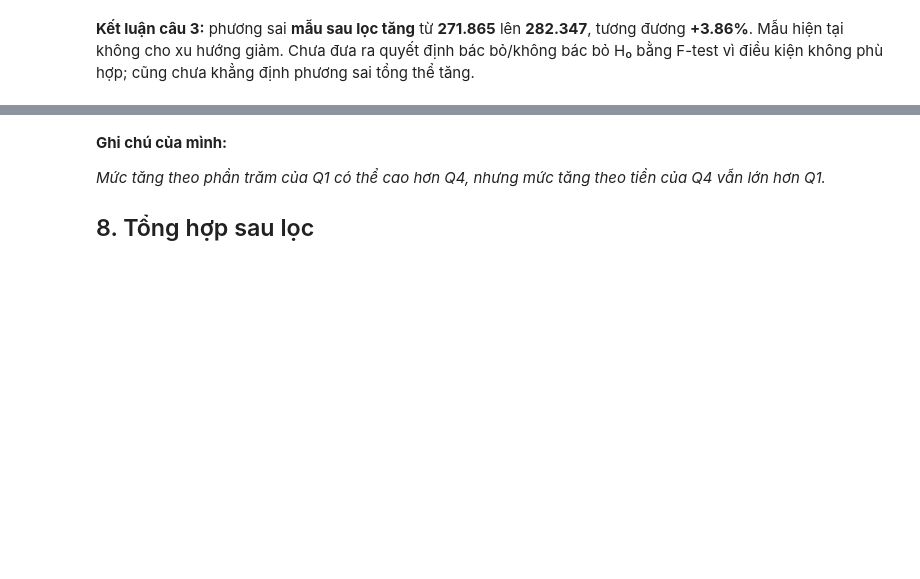
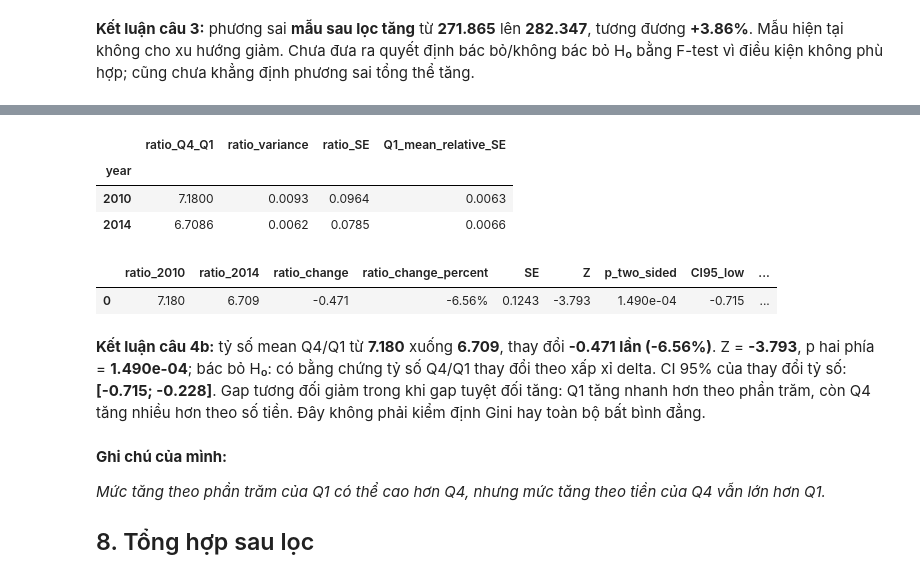
Before and after one commit to helenaadams827-cyber/vhlss-project-thong-ke, a Jupyter notebook: bao_cao_vhlss/thu_nhap_4_cau_bo_top_0_1_phan_tram.ipynb, the cells around one changed output, grey strips where cells are left out. Drawn from its saved outputs; the diff is of its cells as text; code cells hidden in the pictures; blank space fills up the shorter version.

```diff
--- a/bao_cao_vhlss/thu_nhap_4_cau_bo_top_0_1_phan_tram.ipynb
+++ b/bao_cao_vhlss/thu_nhap_4_cau_bo_top_0_1_phan_tram.ipynb
@@ -480,3 +520,76 @@ display(Markdown(
+# %%
+relative_gap_rows = []
+for year in YEARS:
+    q1_mean = mean_estimators.loc[(year, "Q1"), "mean"]
+    q4_mean = mean_estimators.loc[(year, "Q4"), "mean"]
+    q1_mean_variance = mean_estimators.loc[(year, "Q1"), "mean_estimator_variance"]
+    q4_mean_variance = mean_estimators.loc[(year, "Q4"), "mean_estimator_variance"]
+    assert q1_mean > 0
+    ratio_variance = (
+        q4_mean_variance / q1_mean**2
+        + q4_mean**2 * q1_mean_variance / q1_mean**4
+    )
+    relative_gap_rows.append({
+        "year": year, "ratio_Q4_Q1": q4_mean / q1_mean,
+        "ratio_variance": ratio_variance,
+        "ratio_SE": np.sqrt(ratio_variance),
+        "Q1_mean_relative_SE": np.sqrt(q1_mean_variance) / q1_mean,
+    })
+relative_gap_by_year = pd.DataFrame(relative_gap_rows).set_index("year")
+relative_gap_change = (
+    relative_gap_by_year.loc[2014, "ratio_Q4_Q1"]
+    - relative_gap_by_year.loc[2010, "ratio_Q4_Q1"]
+)
+relative_gap_change_percent = (
+    relative_gap_change / relative_gap_by_year.loc[2010, "ratio_Q4_Q1"] * 100
+)
+relative_gap_standard_error = np.sqrt(relative_gap_by_year["ratio_variance"].sum())
+relative_gap_z = relative_gap_change / relative_gap_standard_error
+relative_gap_p = 2 * stats.norm.sf(abs(relative_gap_z))
+relative_gap_ci_margin = stats.norm.ppf(.975) * relative_gap_standard_error
+relative_gap_result = pd.DataFrame([{
+    "ratio_2010": relative_gap_by_year.loc[2010, "ratio_Q4_Q1"],
+    "ratio_2014": relative_gap_by_year.loc[2014, "ratio_Q4_Q1"],
+    "ratio_change": relative_gap_change,
+    "ratio_change_percent": relative_gap_change_percent,
+    "SE": relative_gap_standard_error, "Z": relative_gap_z,
+    "p_two_sided": relative_gap_p,
+    "CI95_low": relative_gap_change - relative_gap_ci_margin,
+    "CI95_high": relative_gap_change + relative_gap_ci_margin,
+    "reject_H0": bool(relative_gap_p < ALPHA),
+    "analysis": "supplementary_two_sided_delta_method",
+}])
+display(relative_gap_by_year)
+display(relative_gap_result.style.format({
+    "ratio_2010": "{:.3f}", "ratio_2014": "{:.3f}",
+    "ratio_change": "{:.3f}", "ratio_change_percent": "{:.2f}%",
+    "SE": "{:.4f}", "Z": "{:.3f}", "p_two_sided": "{:.3e}",
+    "CI95_low": "{:.3f}", "CI95_high": "{:.3f}",
+}))
+relative_gap_decision = (
+    "bác bỏ H₀: có bằng chứng tỷ số Q4/Q1 thay đổi"
+    if relative_gap_p < ALPHA else "không bác bỏ H₀: chưa đủ bằng chứng tỷ số thay đổi"
+)
+display(Markdown(
+    f"**Kết luận câu 4b:** tỷ số mean Q4/Q1 từ "
+    f"**{relative_gap_by_year.loc[2010, 'ratio_Q4_Q1']:.3f}** xuống "
+    f"**{relative_gap_by_year.loc[2014, 'ratio_Q4_Q1']:.3f}**, "
+    f"thay đổi **{relative_gap_change:.3f} lần ({relative_gap_change_percent:.2f}%)**. "
+    f"Z = **{relative_gap_z:.3f}**, p hai phía = **{relative_gap_p:.3e}**; "
+    f"{relative_gap_decision} theo xấp xỉ delta. "
+    f"CI 95% của thay đổi tỷ số: **[{relative_gap_change - relative_gap_ci_margin:.3f}; "
+    f"{relative_gap_change + relative_gap_ci_margin:.3f}]**. "
+    "Gap tương đối giảm trong khi gap tuyệt đối tăng: Q1 tăng nhanh hơn theo phần trăm, "
+    "còn Q4 tăng nhiều hơn theo số tiền. Đây không phải kiểm định Gini hay toàn bộ bất bình đẳng."
+))
+# %% [output]
+|  | ratio_Q4_Q1 | ratio_variance | ratio_SE | Q1_mean_relative_SE |
+| year |  |  |  |  |
+| 2010 | 7.1800 | 0.0093 | 0.0964 | 0.0063 |
+| 2014 | 6.7086 | 0.0062 | 0.0785 | 0.0066 |
+|  | ratio_2010 | ratio_2014 | ratio_change | ratio_change_percent | SE | Z | p_two_sided | CI95_low | ... |
+| 0 | 7.180 | 6.709 | -0.471 | -6.56% | 0.1243 | -3.793 | 1.490e-04 | -0.715 | ... |
+**Kết luận câu 4b:** tỷ số mean Q4/Q1 từ **7.180** xuống **6.709**, thay đổi **-0.471 lần (-6.56%)**. Z = **-3.793**, p hai phía = **1.490e-04**; bác bỏ H₀: có bằng chứng tỷ số Q4/Q1 thay đổi theo xấp xỉ delta. CI 95% của thay đổi tỷ số: **[-0.715; -0.228]**. Gap tương đối giảm trong khi gap tuyệt đối tăng: Q1 tăng nhanh hơn theo phần trăm, còn Q4 tăng nhiều hơn theo số tiền. Đây không phải kiểm định Gini hay toàn bộ bất bình đẳng.
 # %% [markdown]
 **Ghi chú của mình:**
 
```
Also changed, not shown: parts of 6 cells of this notebook, 3 other files.
